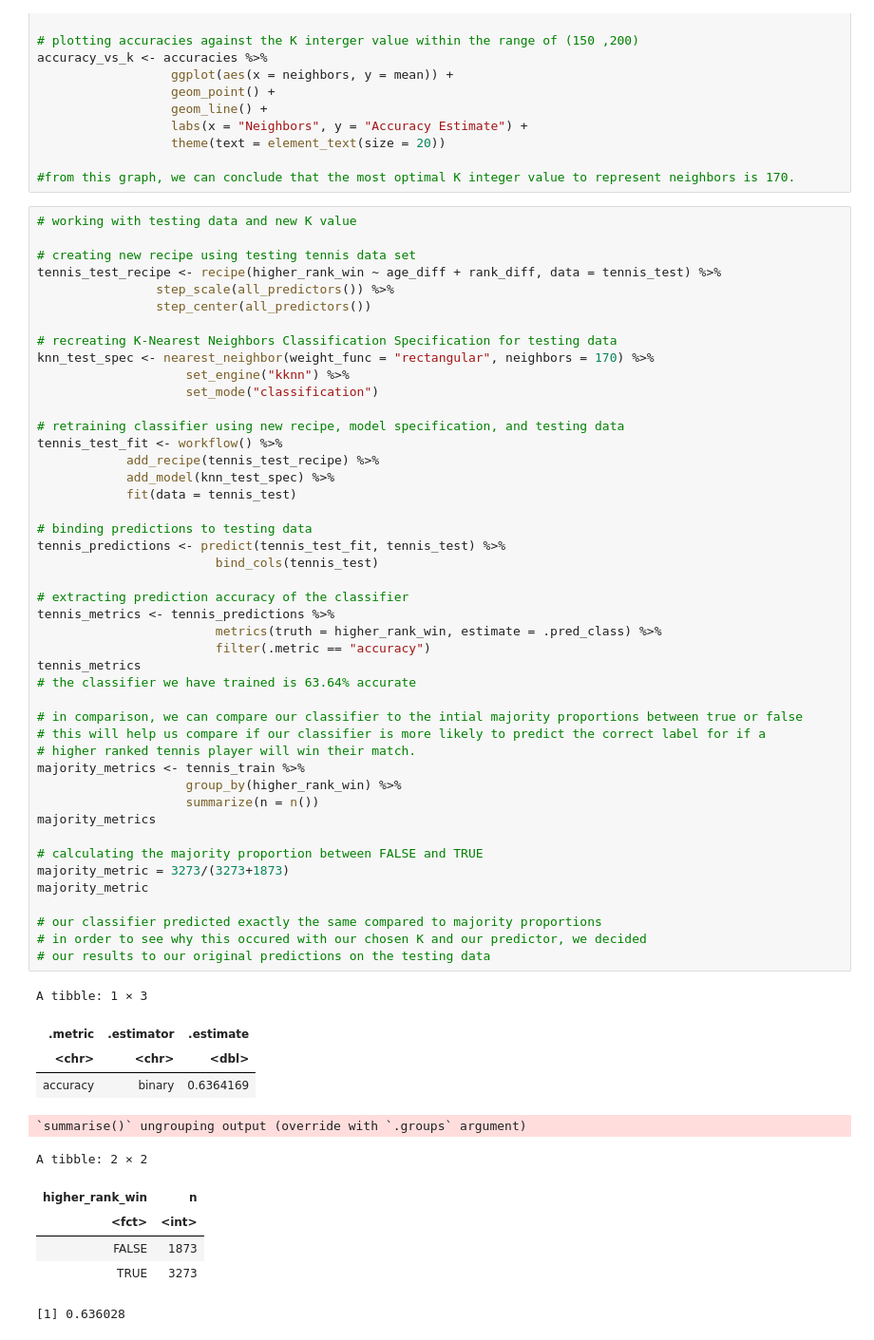
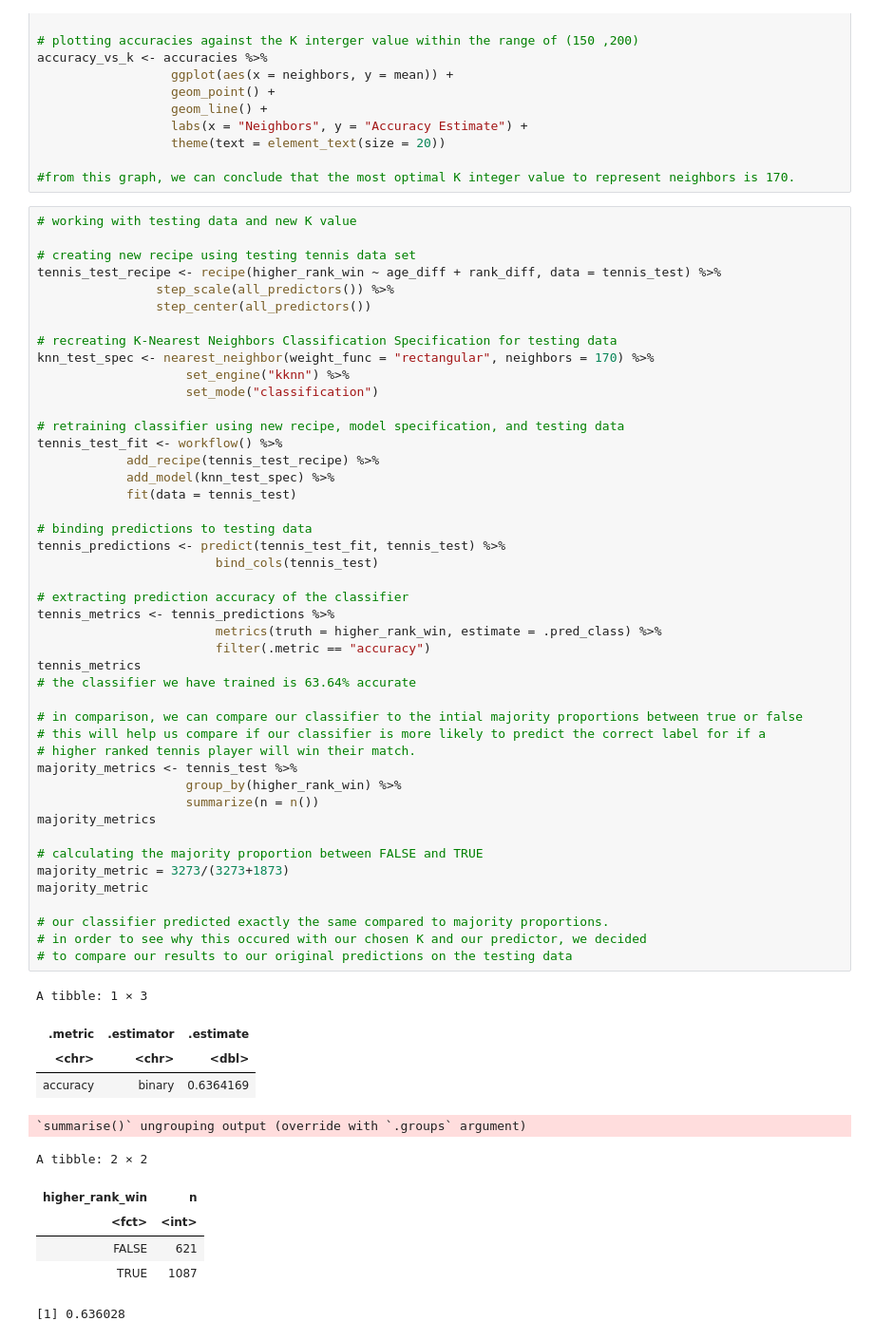
Before and after one commit to nitahieb/dsci100project, a Jupyter notebook: project.ipynb, the cells around one changed output. Shown: that part at 95% size. Drawn from its saved outputs; the diff is of its cells as text.

```diff
--- a/project.ipynb
+++ b/project.ipynb
@@ -179,38 +205,38 @@ tennis_predictions <- predict(tennis_test_fit, tennis_test) %>%
                         bind_cols(tennis_test)
 
 # extracting prediction accuracy of the classifier
 tennis_metrics <- tennis_predictions %>%
                         metrics(truth = higher_rank_win, estimate = .pred_class) %>%
                         filter(.metric == "accuracy")
 tennis_metrics
 # the classifier we have trained is 63.64% accurate
 
 # in comparison, we can compare our classifier to the intial majority proportions between true or false
 # this will help us compare if our classifier is more likely to predict the correct label for if a
 # higher ranked tennis player will win their match.
-majority_metrics <- tennis_train %>%
+majority_metrics <- tennis_test %>%
                     group_by(higher_rank_win) %>%
                     summarize(n = n())
 majority_metrics
 
 # calculating the majority proportion between FALSE and TRUE
 majority_metric = 3273/(3273+1873)
 majority_metric
 
-# our classifier predicted exactly the same compared to majority proportions
+# our classifier predicted exactly the same compared to majority proportions.
 # in order to see why this occured with our chosen K and our predictor, we decided
-# our results to our original predictions on the testing data
+# to compare our results to our original predictions on the testing data
 # %% [output]
 A tibble: 1 × 3
 | .metric | .estimator | .estimate |
 | <chr> | <chr> | <dbl> |
 | accuracy | binary | 0.6364169 |
 `summarise()` ungrouping output (override with `.groups` argument)
 A tibble: 2 × 2
 | higher_rank_win | n |
 | <fct> | <int> |
-| FALSE | 1873 |
-| TRUE | 3273 |
+| FALSE | 621 |
+| TRUE | 1087 |
 [1] 0.636028
 # %%
 tennis_test_plot <- tennis_test %>%
```
Also changed, not shown: parts of 9 cells of this notebook.
